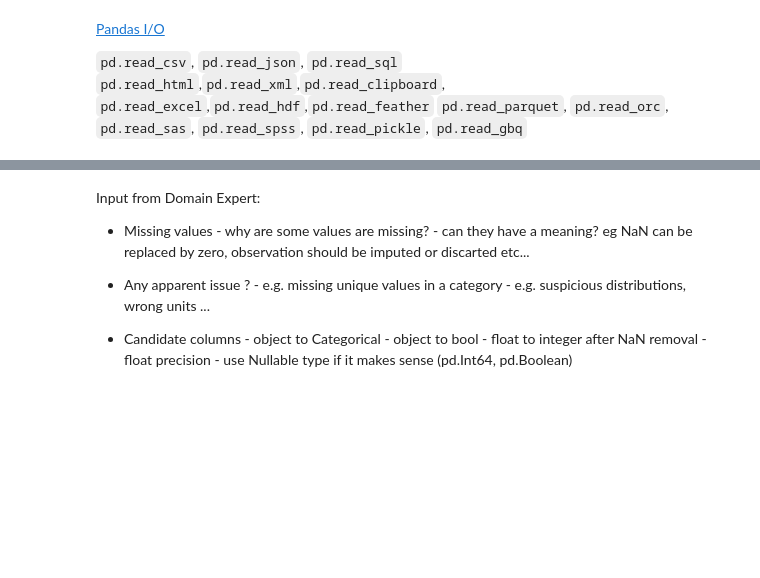
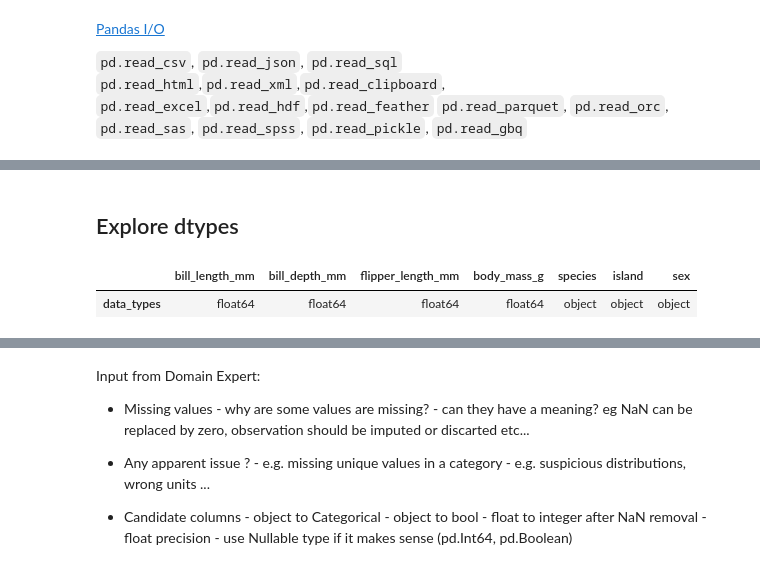
Before and after one commit to alexisgourdol/eda, a Jupyter notebook: EDA_template.ipynb, the cells around one changed output, grey strips where cells are left out. Drawn from its saved outputs; the diff is of its cells as text; code cells hidden in the pictures; blank space fills up the shorter version.

```diff
--- a/EDA_template.ipynb
+++ b/EDA_template.ipynb
@@ -64,3 +52,10 @@ with pd.option_context("display.max_colwidth", 200):
+# %% [markdown]
+## Explore dtypes
+# %%
+df.dtypes.rename("data_types").sort_values().to_frame().T
+# %% [output]
+|  | bill_length_mm | bill_depth_mm | flipper_length_mm | body_mass_g | species | island | sex |
+| data_types | float64 | float64 | float64 | float64 | object | object | object |
 # %%
 eda_df = eda.enriched_describe(df)
 eda_df
```
Also changed, not shown: parts of 18 cells of this notebook, 3 other files.
